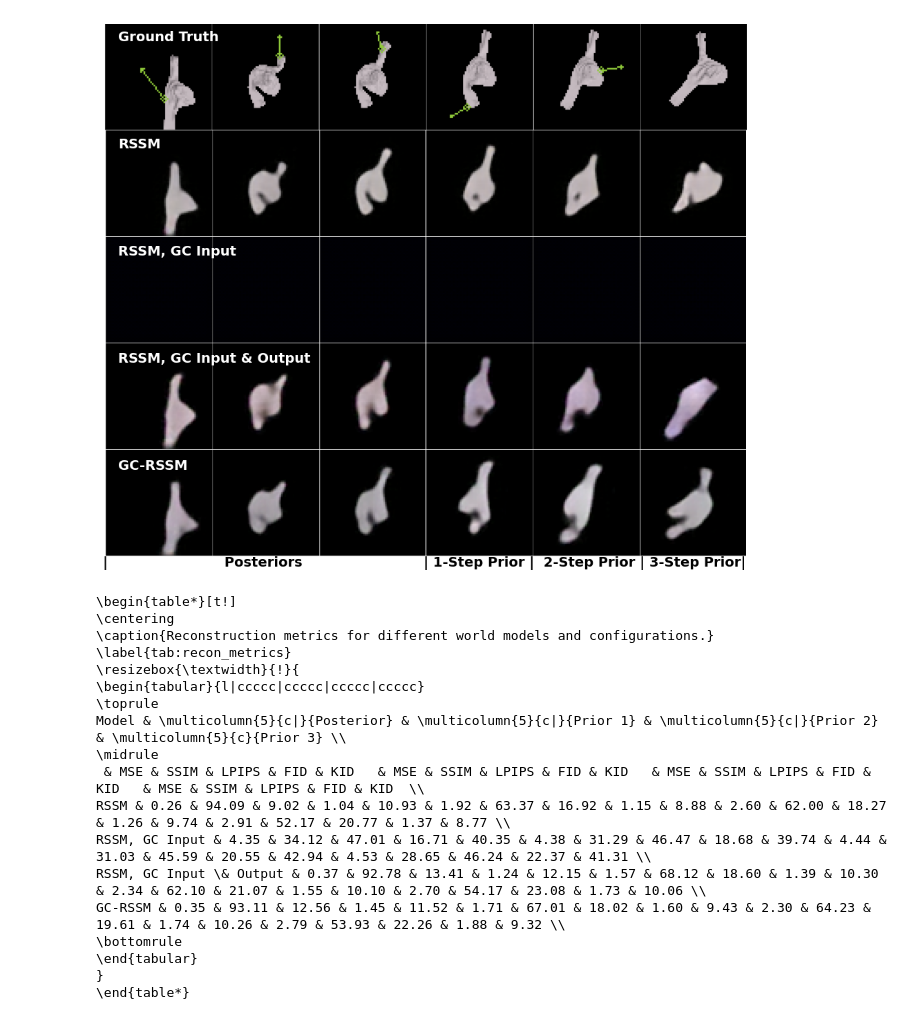
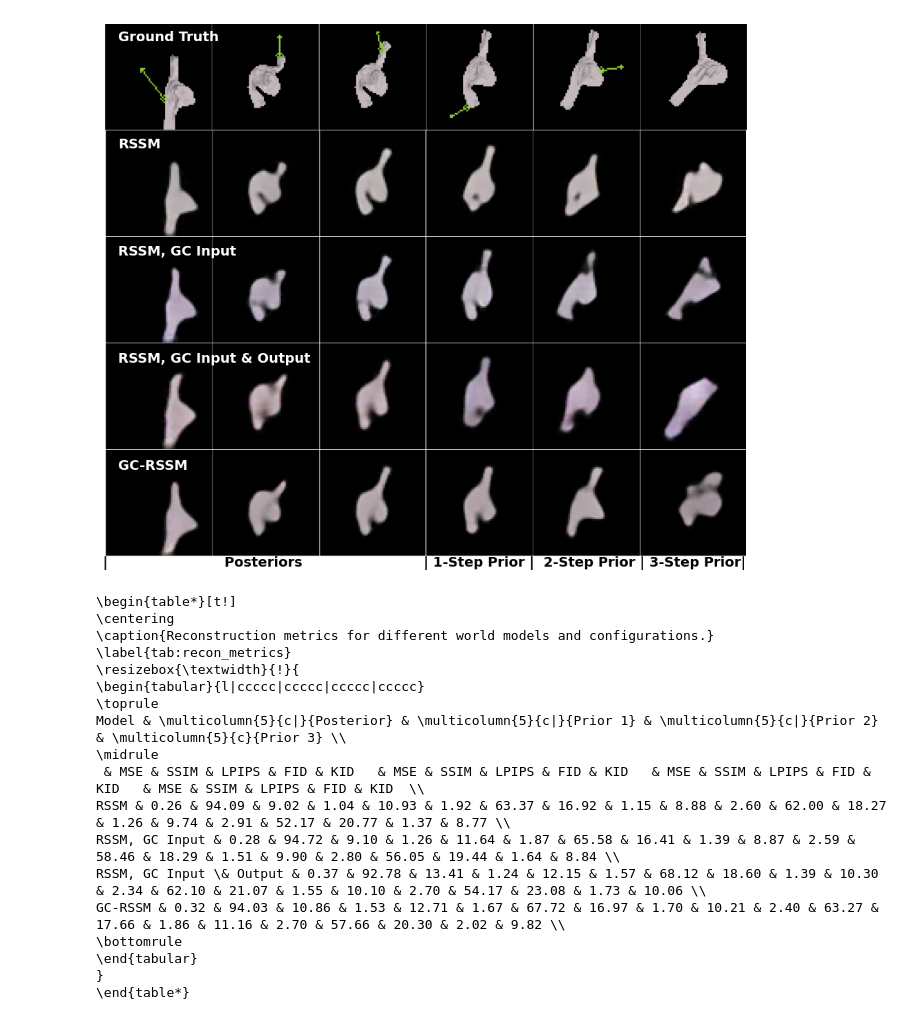
Before and after one commit to st-cortex-lab/LaGarNet, a Jupyter notebook: analysis/recon.ipynb, the cells around one changed output. Cells and saved outputs as stored; diff of their text form; code cells hidden in the pictures.

```diff
--- a/analysis/recon.ipynb
+++ b/analysis/recon.ipynb
@@ -22,7 +22,7 @@ def load_score_csv(config, world_model):
         return None
 
 rssm_configs = ['recon-RGB2RGB', 'recon-GC-Input-Only-RGB2RGB', 'recon-GC-IO-RGB2RGB'] # TODO: retrun the on in the middle
-gc_rssm_configs = ['RGB2RGB-on-mix-800k-all-garment-bonus-penalty-v4-count-based'] # TODO: Replace this
+gc_rssm_configs = ['recon-RGB2RGB']
 
 # load all score.csv files
 dfs = []
@@ -177,7 +177,7 @@ wm_and_configs = [
     ('rssm', 'recon-RGB2RGB', 'RSSM'),
     ('rssm', 'recon-GC-Input-Only-RGB2RGB', 'RSSM, GC Input'),
     ('rssm', 'recon-GC-IO-RGB2RGB', 'RSSM, GC Input & Output'),
-    ('gc_rssm', 'RGB2RGB-on-mix-800k-all-garment-bonus-penalty-v4-count-based', 'GC-RSSM'),
+    ('gc_rssm', 'recon-RGB2RGB', 'GC-RSSM'),
 ]
 obj = 'longsleeve'
 trial = 1
@@ -211,34 +211,34 @@ fig.text(0.29, 0.87, 'Ground Truth', ha='left', va='top',
 # plot the recon images
 for i, recon_pth in enumerate(recon_paths):
     recon_img_posterior = os.path.join(recon_pth, 'posterior.png')
     recon_img_prior = os.path.join(recon_pth, 'prior.png')
 
 
 
     posterior_image = plt.imread(recon_img_posterior)[crop_margin:-crop_margin, crop_margin:-crop_margin]
     prior_image = plt.imread(recon_img_prior)[crop_margin:-crop_margin, crop_margin:-crop_margin]
     recon_img = np.concatenate((posterior_image, prior_image), axis=1)
 
     ## draw a white bold text on the top left corner of the image
     fig.text(0.29, 0.87 - (i + 1) * 0.155, labels[i], ha='left', va='top',
              fontsize=14, fontweight='bold', color='white')
 
     axs[i + 1].imshow(recon_img)
     axs[i + 1].axis('off')
 
 # add ! Posterior | Piror 1 | Prior 2 | Prior 3 to the bottom of the figure
 fig.text(0.279, 0.1, '|                         Posteriors                          | 1-Step Prior |  2-Step Prior | 3-Step Prior|',
          ha='left', va='center', fontsize=14, fontweight='bold')
 # Remove vertical spacing between rows
 fig.subplots_adjust(hspace=0)
 
 # Remove margins around the figure (optional)
 plt.margins(0)
     # axs[i + 1].set_title(f'{wm_and_configs[i][0]} - {wm_and_configs[i][1]} - Prior')
 
 plt.savefig(os.path.join(analysis_pth, 'recon-all-garments.png'), bbox_inches='tight', dpi=300)
 # %% [output]
-[figure, old version]
+[figure, new version]
 # %%
 
 # Create latex tables for each target, there are 4 big columns for Posterior, Prior 1, Prior 2, Prior 3
@@ -249,7 +249,7 @@ wm_and_configs = [
     ('RSSM', 'recon-RGB2RGB', 'RSSM'),
     ('RSSM', 'recon-GC-Input-Only-RGB2RGB', 'RSSM, GC Input'),
     ('RSSM', 'recon-GC-IO-RGB2RGB', 'RSSM, GC Input \& Output'),
-    ('GC-RSSM', 'RGB2RGB-on-mix-800k-all-garment-bonus-penalty-v4-count-based', 'GC-RSSM'),
+    ('GC-RSSM', 'recon-RGB2RGB', 'GC-RSSM'),
 ]
 
 
@@ -312,9 +312,9 @@ Model & \multicolumn{5}{c|}{Posterior} & \multicolumn{5}{c|}{Prior 1} & \multico
 \midrule
  & MSE & SSIM & LPIPS & FID & KID   & MSE & SSIM & LPIPS & FID & KID   & MSE & SSIM & LPIPS & FID & KID   & MSE & SSIM & LPIPS & FID & KID  \\
 RSSM & 0.26 & 94.09 & 9.02 & 1.04 & 10.93 & 1.92 & 63.37 & 16.92 & 1.15 & 8.88 & 2.60 & 62.00 & 18.27 & 1.26 & 9.74 & 2.91 & 52.17 & 20.77 & 1.37 & 8.77 \\
-RSSM, GC Input & 4.35 & 34.12 & 47.01 & 16.71 & 40.35 & 4.38 & 31.29 & 46.47 & 18.68 & 39.74 & 4.44 & 31.03 & 45.59 & 20.55 & 42.94 & 4.53 & 28.65 & 46.24 & 22.37 & 41.31 \\
+RSSM, GC Input & 0.28 & 94.72 & 9.10 & 1.26 & 11.64 & 1.87 & 65.58 & 16.41 & 1.39 & 8.87 & 2.59 & 58.46 & 18.29 & 1.51 & 9.90 & 2.80 & 56.05 & 19.44 & 1.64 & 8.84 \\
 RSSM, GC Input \& Output & 0.37 & 92.78 & 13.41 & 1.24 & 12.15 & 1.57 & 68.12 & 18.60 & 1.39 & 10.30 & 2.34 & 62.10 & 21.07 & 1.55 & 10.10 & 2.70 & 54.17 & 23.08 & 1.73 & 10.06 \\
-GC-RSSM & 0.35 & 93.11 & 12.56 & 1.45 & 11.52 & 1.71 & 67.01 & 18.02 & 1.60 & 9.43 & 2.30 & 64.23 & 19.61 & 1.74 & 10.26 & 2.79 & 53.93 & 22.26 & 1.88 & 9.32 \\
+GC-RSSM & 0.32 & 94.03 & 10.86 & 1.53 & 12.71 & 1.67 & 67.72 & 16.97 & 1.70 & 10.21 & 2.40 & 63.27 & 17.66 & 1.86 & 11.16 & 2.70 & 57.66 & 20.30 & 2.02 & 9.82 \\
 \bottomrule
 \end{tabular}
 }
```
Also changed, not shown: parts of 2 cells of this notebook, 4 other files.
